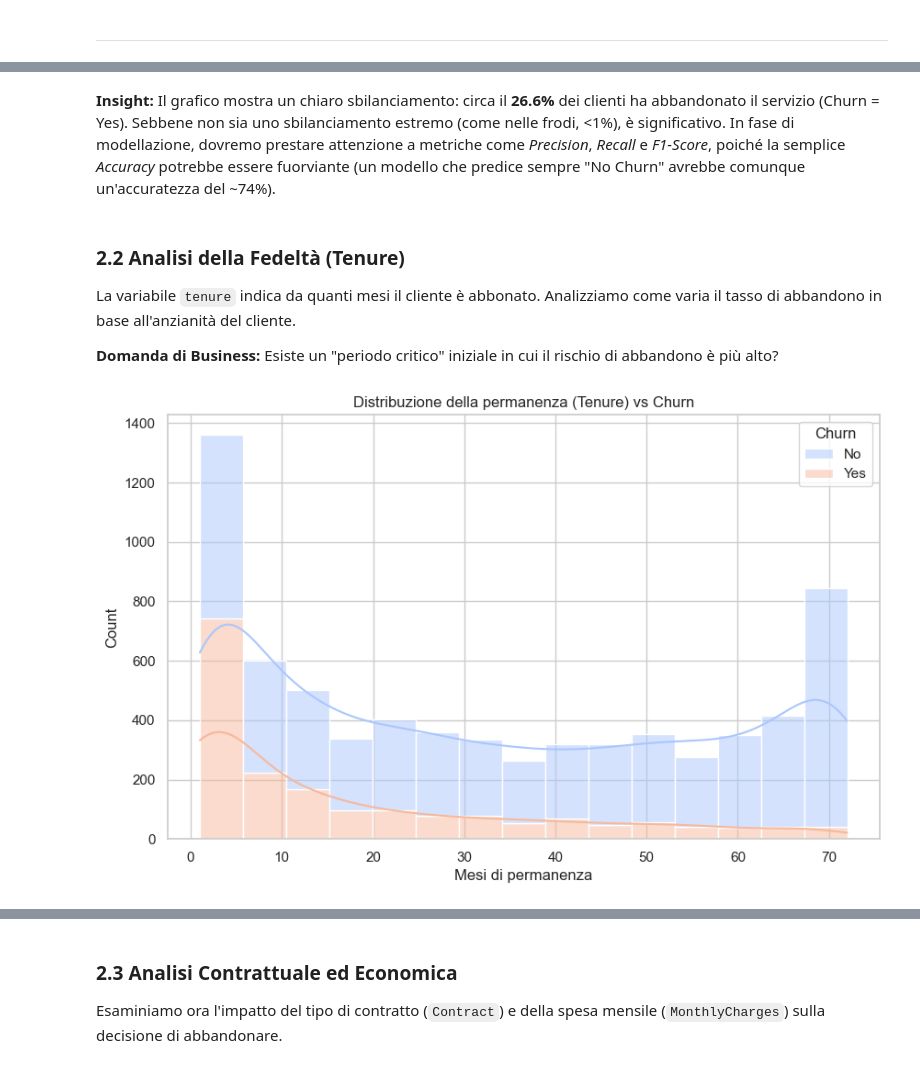
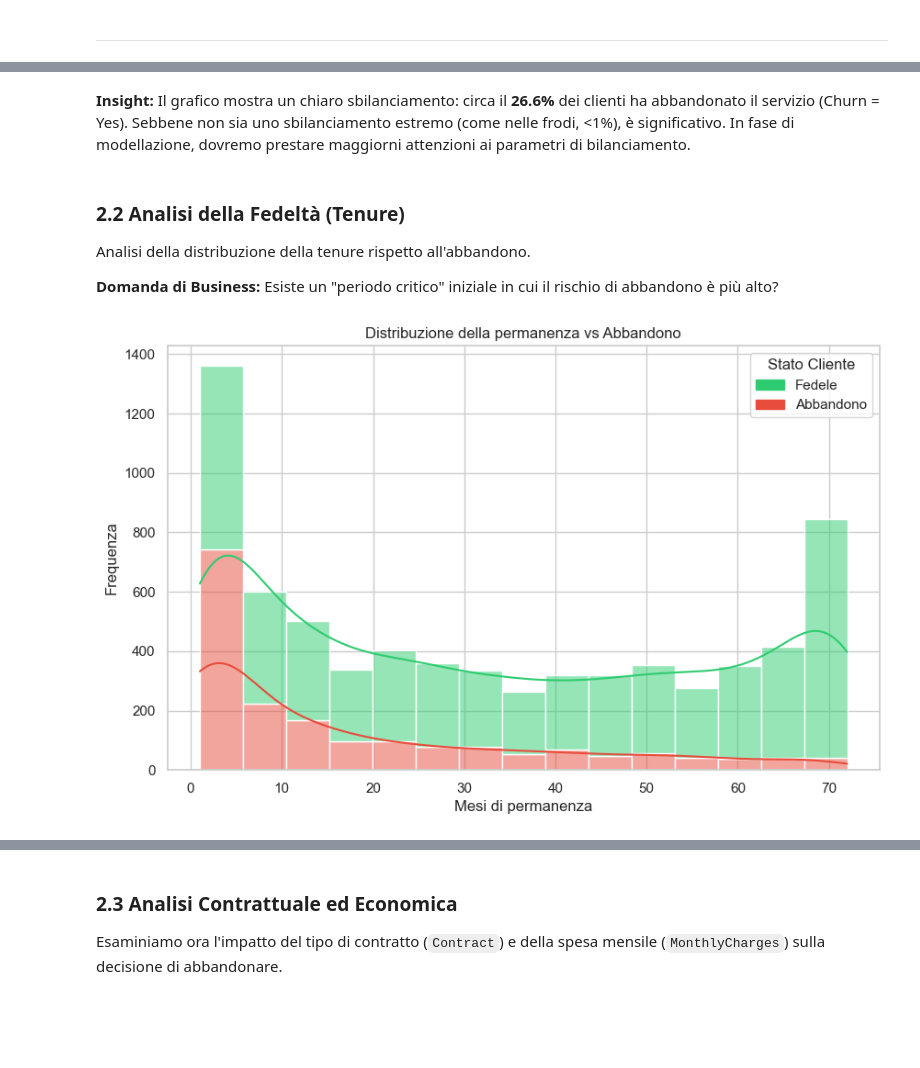
Before and after one commit to diegoandruccioli/telco-churn-analysis, a Jupyter notebook: notebooks/churn_analysis.ipynb, the cells around one changed output, grey strips where cells are left out. Cells and saved outputs as stored; diff of their text form; code cells hidden in the pictures; blank space fills up the shorter version.

```diff
--- a/notebooks/churn_analysis.ipynb
+++ b/notebooks/churn_analysis.ipynb
@@ -102,20 +104,15 @@ In questa fase:
 # %%
-# 1. Conversione forzata in numeri
-# 'coerce' trasforma i valori non convertibili (es. spazi vuoti) in NaN
-df['TotalCharges'] = pd.to_numeric(df['TotalCharges'], errors='coerce')
+# Contiamo quanti valori nulli sono stati generati
+nulli = df['TotalCharges'].isnull().sum()
+print(f"Valori nulli trovati in 'TotalCharges': {nulli}")
 
-# 2. Verifica valori nulli generati
-nulli = df['TotalCharges'].isnull().sum()
-print(f"⚠️ Valori nulli trovati in TotalCharges dopo la conversione: {nulli}")
+# Rimuoviamo le righe con valori nulli (essendo pochi, non impatta l'analisi)
+df.dropna(inplace=True)
 
-# 3. Rimozione righe con NaN
-# Dato che 11 righe su 7043 sono trascurabili (<0.2%), possiamo rimuoverle senza perdere informazioni significative
-df.dropna(subset=['TotalCharges'], inplace=True)
-
-# 4. Rimozione colonna ID
-# L'ID cliente è un identificativo univoco e non ha potere predittivo
+# Il CustomerID è univoco e non porta informazione statistica
 if 'customerID' in df.columns:
     df.drop(columns=['customerID'], inplace=True)
 
-print(f"✅ Pulizia completata. Nuova dimensione del dataset: {df.shape}")
+print(f"Dimensioni dopo la pulizia: {df.shape}")
+df.head()
 # %% [output]
@@ -159,17 +164,27 @@ Percentuale di abbandono (Yes): 26.58%
 # %% [markdown]
 **Insight:**
-Il grafico mostra un chiaro sbilanciamento: circa il **26.6%** dei clienti ha abbandonato il servizio (Churn = Yes). Sebbene non sia uno sbilanciamento estremo (come nelle frodi, <1%), è significativo. In fase di modellazione, dovremo prestare attenzione a metriche come *Precision*, *Recall* e *F1-Score*, poiché la semplice *Accuracy* potrebbe essere fuorviante (un modello che predice sempre "No Churn" avrebbe comunque un'accuratezza del ~74%).
+Il grafico mostra un chiaro sbilanciamento: circa il **26.6%** dei clienti ha abbandonato il servizio (Churn = Yes). Sebbene non sia uno sbilanciamento estremo (come nelle frodi, <1%), è significativo. In fase di modellazione, dovremo prestare maggiorni attenzioni ai parametri di bilanciamento.
 # %% [markdown]
 ### 2.2 Analisi della Fedeltà (Tenure)
-La variabile `tenure` indica da quanti mesi il cliente è abbonato. Analizziamo come varia il tasso di abbandono in base all'anzianità del cliente.
+Analisi della distribuzione della tenure rispetto all'abbandono.
 
 **Domanda di Business:** Esiste un "periodo critico" iniziale in cui il rischio di abbandono è più alto?
 # %%
-# Istogramma della 'tenure' (mesi di permanenza) diviso per Churn
+# Istogramma della 'Mesi_Permanenza' diviso per Abbandono
+import matplotlib.patches as mpatches
+
 plt.figure(figsize=(10, 6))
-sns.histplot(data=df, x='tenure', hue='Churn', multiple='stack', kde=True, palette='coolwarm')
-plt.title('Distribuzione della permanenza (Tenure) vs Churn')
+# Colori: No (Fedele) -> Verde, Yes (Abbandono) -> Rosso
+fedele_patch = mpatches.Patch(color='#2ECC71', label='Fedele')
+abbandono_patch = mpatches.Patch(color='#E74C3C', label='Abbandono')
+
+sns.histplot(data=df, x='tenure', hue='Churn', multiple='stack', kde=True,
+             palette=palette_colors, hue_order=['No', 'Yes'])
+
+plt.title('Distribuzione della permanenza vs Abbandono')
 plt.xlabel('Mesi di permanenza')
+plt.ylabel('Frequenza')
+plt.legend(handles=[fedele_patch, abbandono_patch], title='Stato Cliente')
 plt.show()
 # %% [output]
-[figure, old version]
+[figure, new version]
```
Also changed, not shown: parts of 47 cells of this notebook.
